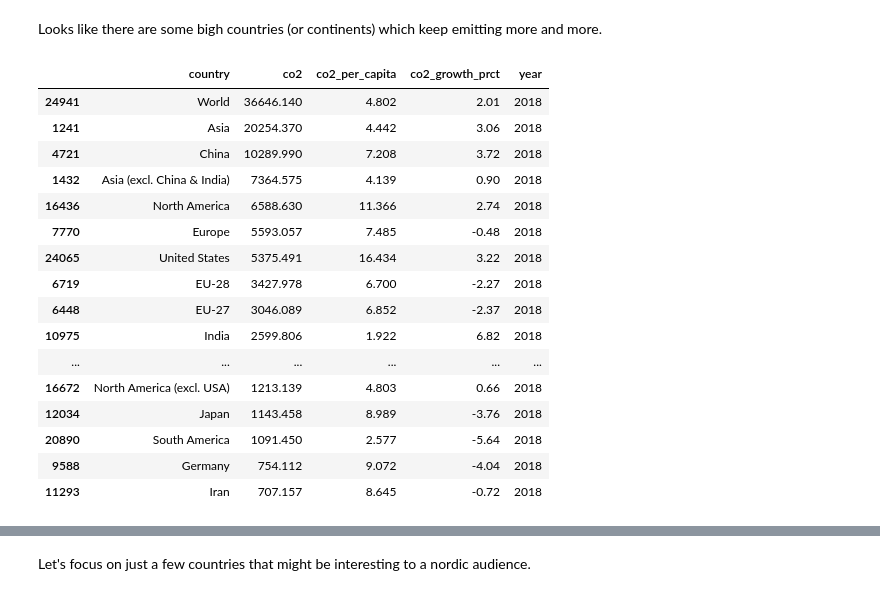
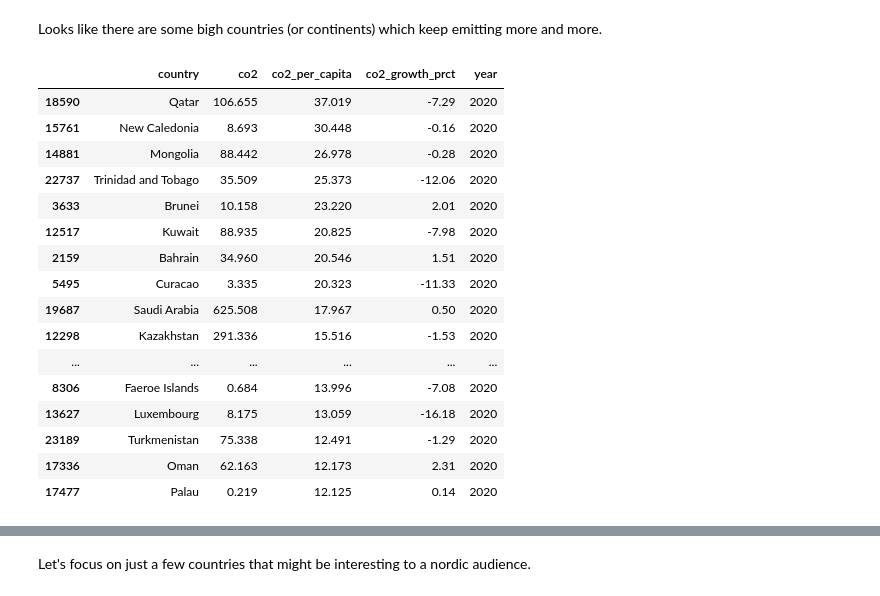
Before and after one commit to AayushKucheria/Reaktor-Communicating-Climate-Change, a Jupyter notebook: Data exploration.ipynb, the cells around one changed output, grey strips where cells are left out. Drawn from its saved outputs; the diff is of its cells as text; code cells hidden in the pictures.

```diff
--- a/Data exploration.ipynb
+++ b/Data exploration.ipynb
@@ -77,22 +77,22 @@ CO2 for each country
 # %% [markdown]
 Looks like there are some bigh countries (or continents) which keep emitting more and more.
 # %%
-df[["country", "co2", "co2_per_capita", "co2_growth_prct", "year"]][df.year == 2018].sort_values("co2", ascending=False).head(20)
+df[["country", "co2", "co2_per_capita", "co2_growth_prct", "year"]][df.year == 2020].sort_values("co2_per_capita", ascending=False).head(20)
 # %% [output]
 |  | country | co2 | co2_per_capita | co2_growth_prct | year |
-| 24941 | World | 36646.140 | 4.802 | 2.01 | 2018 |
-| 1241 | Asia | 20254.370 | 4.442 | 3.06 | 2018 |
-| 4721 | China | 10289.990 | 7.208 | 3.72 | 2018 |
-| 1432 | Asia (excl. China & India) | 7364.575 | 4.139 | 0.90 | 2018 |
-| 16436 | North America | 6588.630 | 11.366 | 2.74 | 2018 |
-| 7770 | Europe | 5593.057 | 7.485 | -0.48 | 2018 |
-| 24065 | United States | 5375.491 | 16.434 | 3.22 | 2018 |
-| 6719 | EU-28 | 3427.978 | 6.700 | -2.27 | 2018 |
-| 6448 | EU-27 | 3046.089 | 6.852 | -2.37 | 2018 |
-| 10975 | India | 2599.806 | 1.922 | 6.82 | 2018 |
+| 18590 | Qatar | 106.655 | 37.019 | -7.29 | 2020 |
+| 15761 | New Caledonia | 8.693 | 30.448 | -0.16 | 2020 |
+| 14881 | Mongolia | 88.442 | 26.978 | -0.28 | 2020 |
+| 22737 | Trinidad and Tobago | 35.509 | 25.373 | -12.06 | 2020 |
+| 3633 | Brunei | 10.158 | 23.220 | 2.01 | 2020 |
+| 12517 | Kuwait | 88.935 | 20.825 | -7.98 | 2020 |
+| 2159 | Bahrain | 34.960 | 20.546 | 1.51 | 2020 |
+| 5495 | Curacao | 3.335 | 20.323 | -11.33 | 2020 |
+| 19687 | Saudi Arabia | 625.508 | 17.967 | 0.50 | 2020 |
+| 12298 | Kazakhstan | 291.336 | 15.516 | -1.53 | 2020 |
 | ... | ... | ... | ... | ... | ... |
-| 16672 | North America (excl. USA) | 1213.139 | 4.803 | 0.66 | 2018 |
-| 12034 | Japan | 1143.458 | 8.989 | -3.76 | 2018 |
-| 20890 | South America | 1091.450 | 2.577 | -5.64 | 2018 |
-| 9588 | Germany | 754.112 | 9.072 | -4.04 | 2018 |
-| 11293 | Iran | 707.157 | 8.645 | -0.72 | 2018 |
+| 8306 | Faeroe Islands | 0.684 | 13.996 | -7.08 | 2020 |
+| 13627 | Luxembourg | 8.175 | 13.059 | -16.18 | 2020 |
+| 23189 | Turkmenistan | 75.338 | 12.491 | -1.29 | 2020 |
+| 17336 | Oman | 62.163 | 12.173 | 2.31 | 2020 |
+| 17477 | Palau | 0.219 | 12.125 | 0.14 | 2020 |
```
Also changed, not shown: parts of 10 cells of this notebook.
